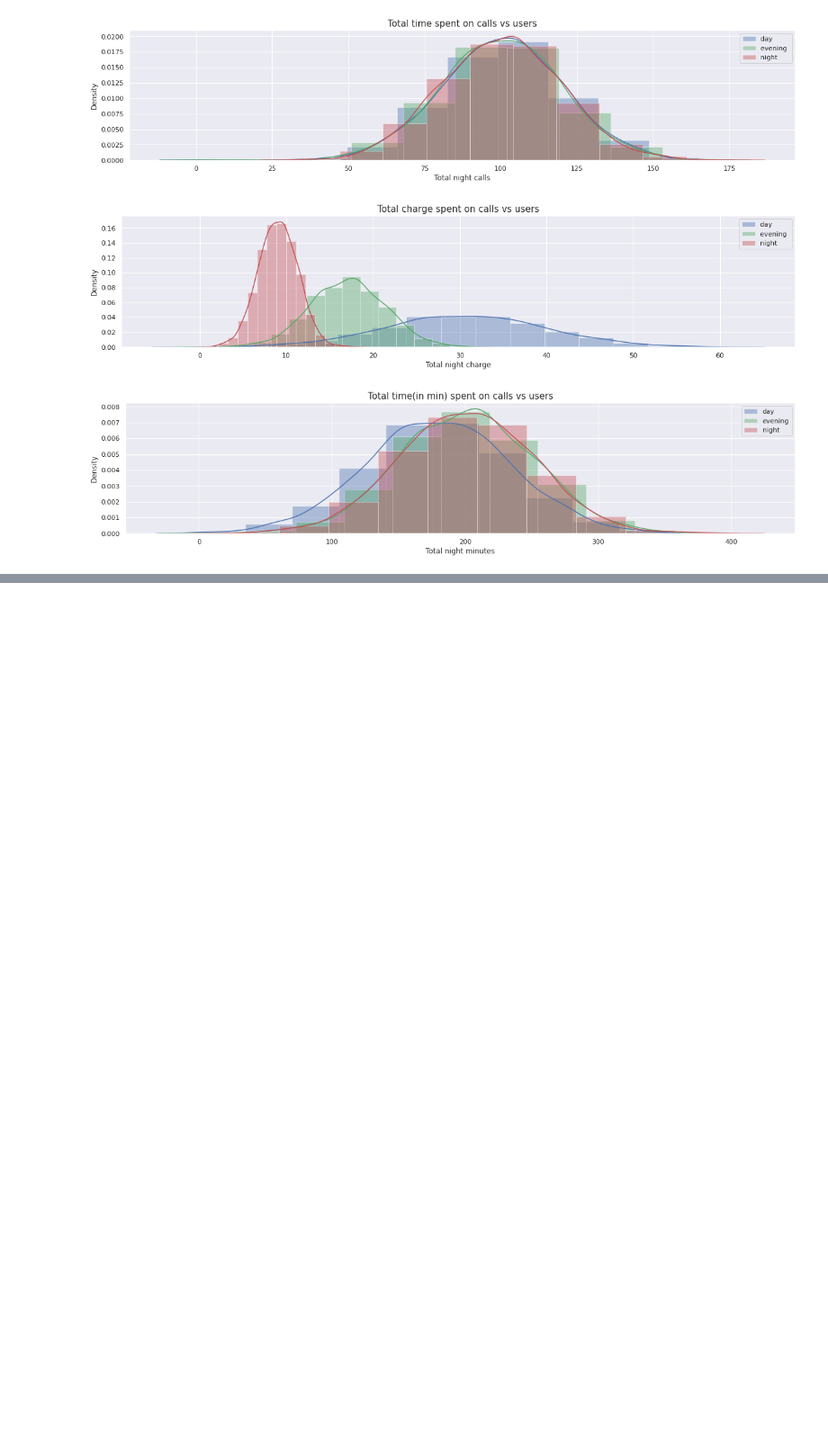
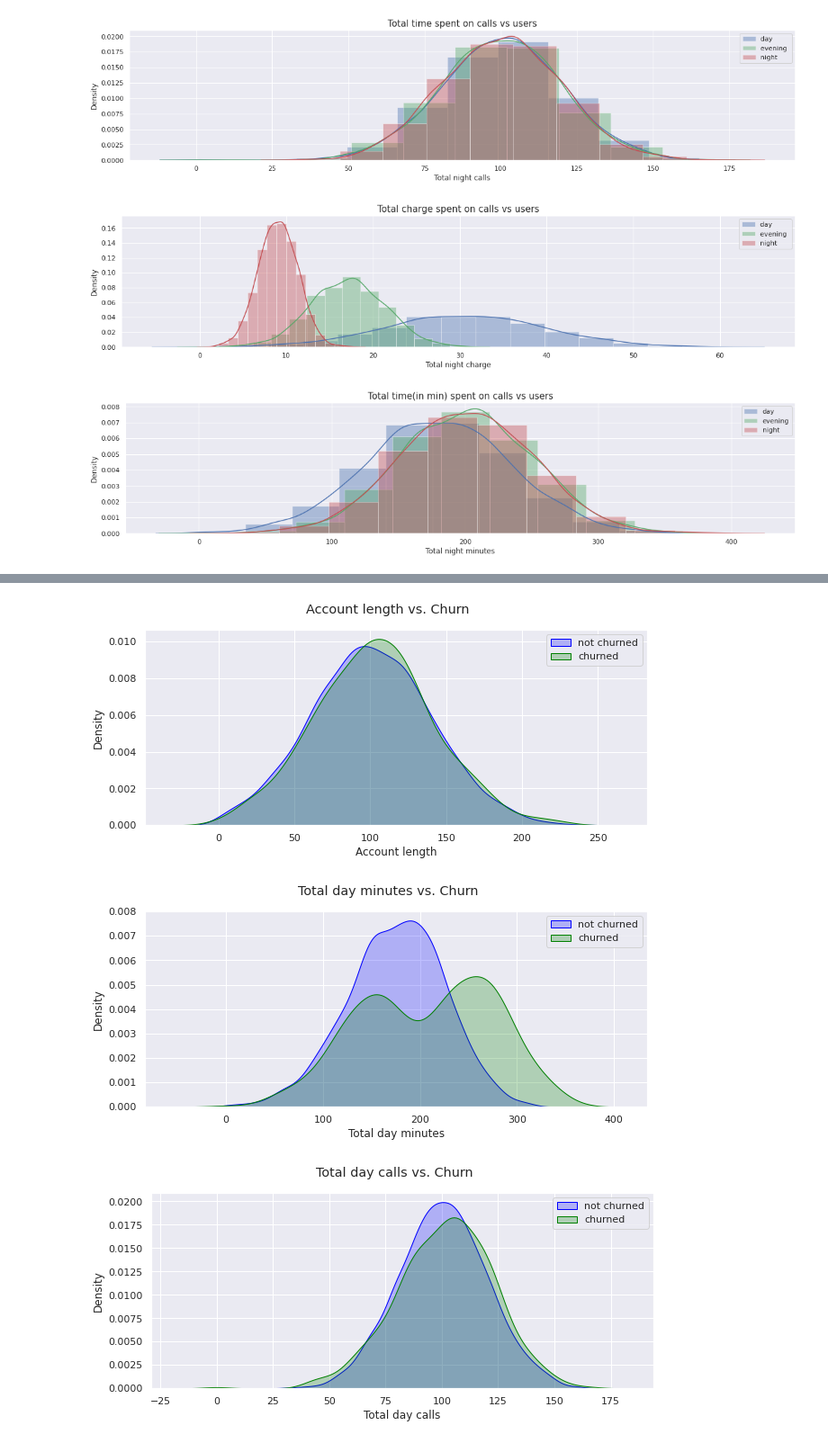
Before and after one commit to Ruchika810/EDA-Telecom-Churn, a Jupyter notebook: EDA_Notebook.ipynb, the cells around one changed output, grey strips where cells are left out. Shown at 90% size. Saved outputs shown, nothing was run; the diff lists cells and outputs as text; code cells hidden in the pictures; blank space fills up the shorter version.

```diff
--- a/EDA_Notebook.ipynb
+++ b/EDA_Notebook.ipynb
@@ -206,0 +219,20 @@ plt.show()
+# %%
+#Kernel Density Estimation Plot of Numeric Variables vs Churn
+sns.set(rc={'figure.figsize':(10,4)})
+col = list(df.columns)
+col1 = [i for i in col if i not in ['State','Area code','International plan','Voice mail plan',
+ 'Number vmail messages','Customer service calls','Churn']]
+for i in col1:
+  fig, ax = plt.subplots()
+  sns.kdeplot(df[df["Churn"]==False][i],shade=True, color="blue", label= "not churned", ax=ax)
+  sns.kdeplot(df[df["Churn"]==True][i],shade=True, color="green", label= "churned", ax=ax)
+
+  ax.set_xlabel(i)
+  ax.set_ylabel("Density")
+  plt.legend()
+
+  fig.suptitle(f"{i} vs. Churn");
+# %% [output]
+[figure, added]
+[figure, added]
+[figure, added]
```
Also changed, not shown: parts of 15 cells of this notebook.
